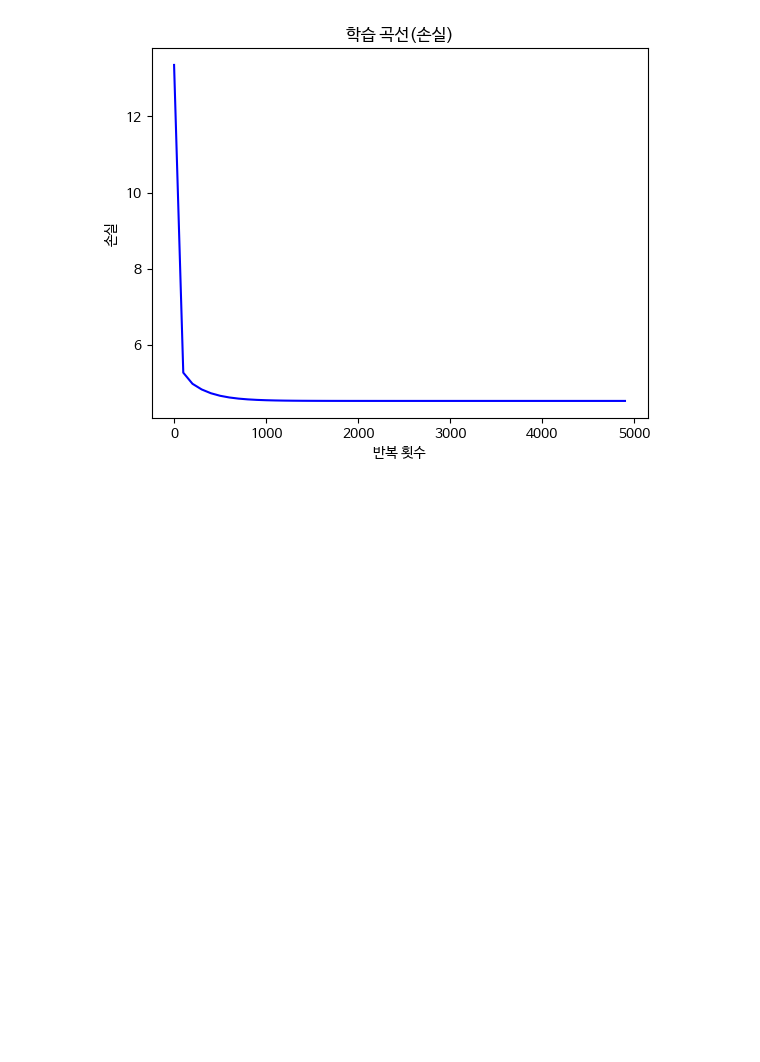
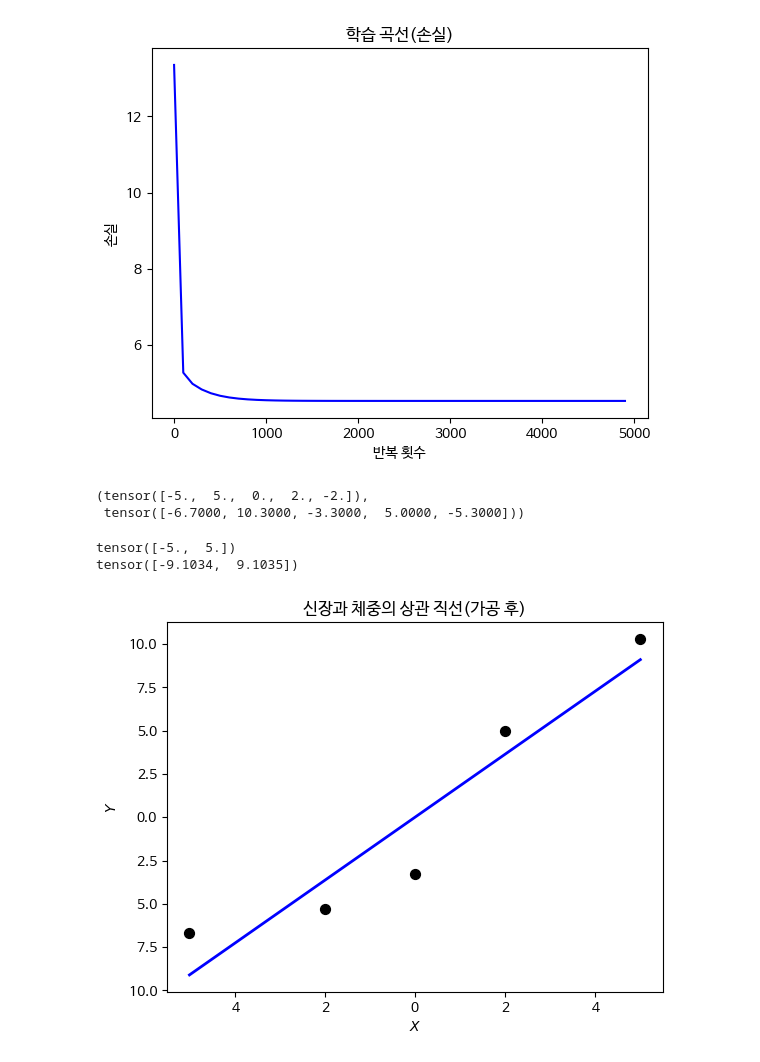
Before and after one commit to ben8169/Study, a Jupyter notebook: AI/Pytorch_Deeplearning_Project/03.ipynb, the cells around one changed output. Drawn from its saved outputs; the diff is of its cells as text; code cells hidden in the pictures; blank space fills up the shorter version.

```diff
--- a/AI/Pytorch_Deeplearning_Project/03.ipynb
+++ b/AI/Pytorch_Deeplearning_Project/03.ipynb
@@ -239,8 +227,29 @@ plt.title('학습 곡선(손실)')
 plt.show()
 # %% [output]
 [figure]
+# %%
+X, Y
+# %% [output]
+(tensor([-5.,  5.,  0.,  2., -2.]),
+ tensor([-6.7000, 10.3000, -3.3000,  5.0000, -5.3000]))
+# %%
+X_max = X.max()
+X_min = X.min()
+X_range = np.array((X_min, X_max))
+X_range = torch.tensor(X_range).float()
+print(X_range)
+
+Y_range = pred(X_range)
+print(Y_range.data)
+# %% [output]
+tensor([-5.,  5.])
+tensor([-9.1034,  9.1035])
 # %%
 plt.scatter(X, Y, c='k', s=50)
 plt.xlabel('$X$')
 plt.ylabel('$Y$')
-plt.plot()
+plt.plot(X_range.data, Y_range.data, lw=2, c='b')
+plt.title("신장과 체중의 상관 직선(가공 후)")
+plt.show()
+# %% [output]
+[figure, added]
```
Also changed, not shown: parts of 13 cells of this notebook.
